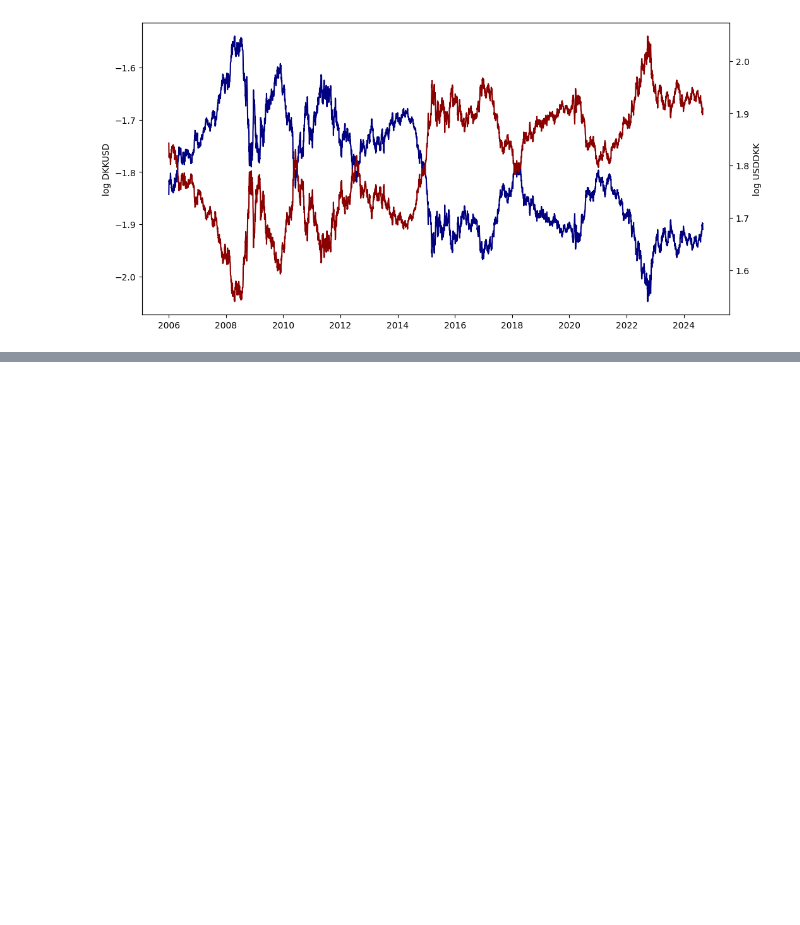
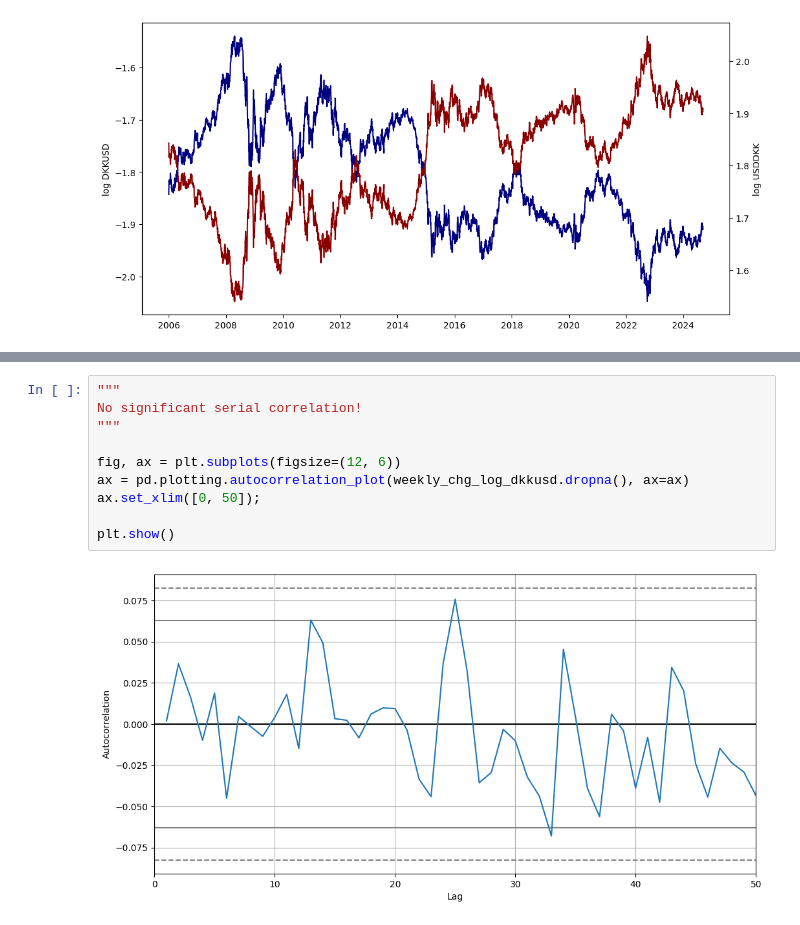
Before and after one commit to staxmetrics/python_for_the_financial_economist, a Jupyter notebook: lectures_and_exercises/2024/week_2/solution_market_invariants.ipynb, the cells around one changed output, grey strips where cells are left out. Saved outputs shown, nothing was run; the diff lists cells and outputs as text; blank space fills up the shorter version.

```diff
--- a/lectures_and_exercises/2024/week_2/solution_market_invariants.ipynb
+++ b/lectures_and_exercises/2024/week_2/solution_market_invariants.ipynb
@@ -108,0 +133,12 @@ sns.kdeplot(weekly_chg_log_dkkusd, fill=True, color="navy");
+# %%
+"""
+No significant serial correlation!
+"""
+
+fig, ax = plt.subplots(figsize=(12, 6))
+ax = pd.plotting.autocorrelation_plot(weekly_chg_log_dkkusd.dropna(), ax=ax)
+ax.set_xlim([0, 50]);
+
+plt.show()
+# %% [output]
+[figure, added]
```
Also changed, not shown: parts of 9 cells of this notebook, 10 other files.
